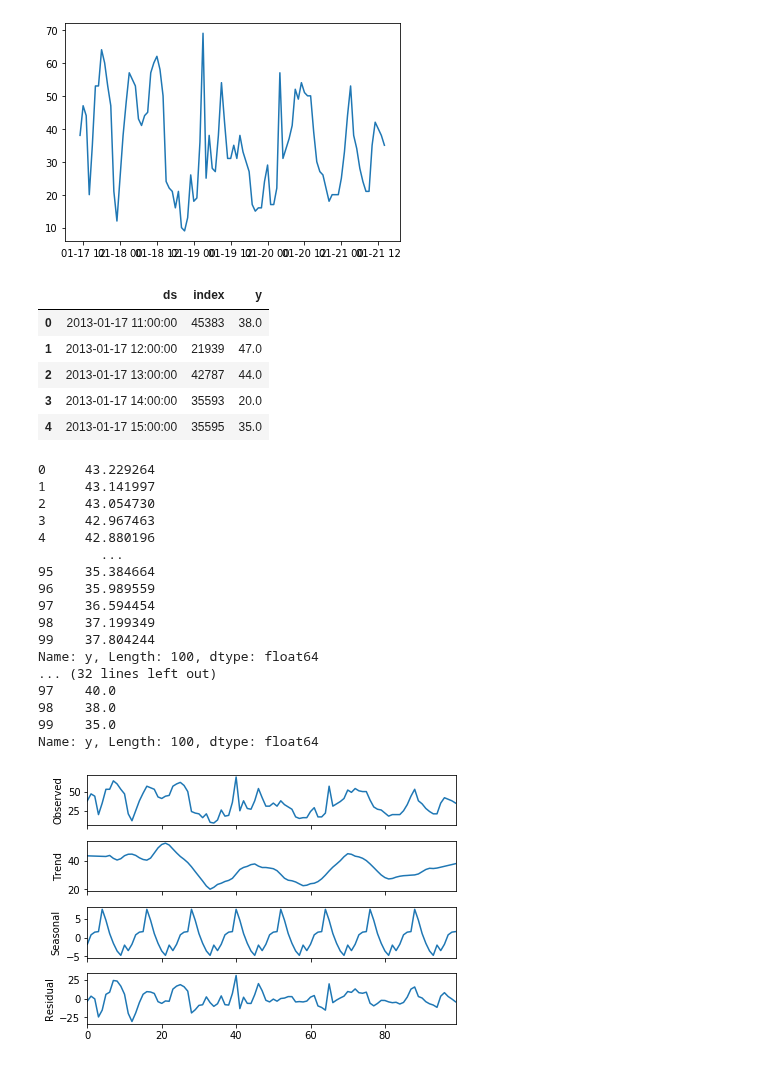
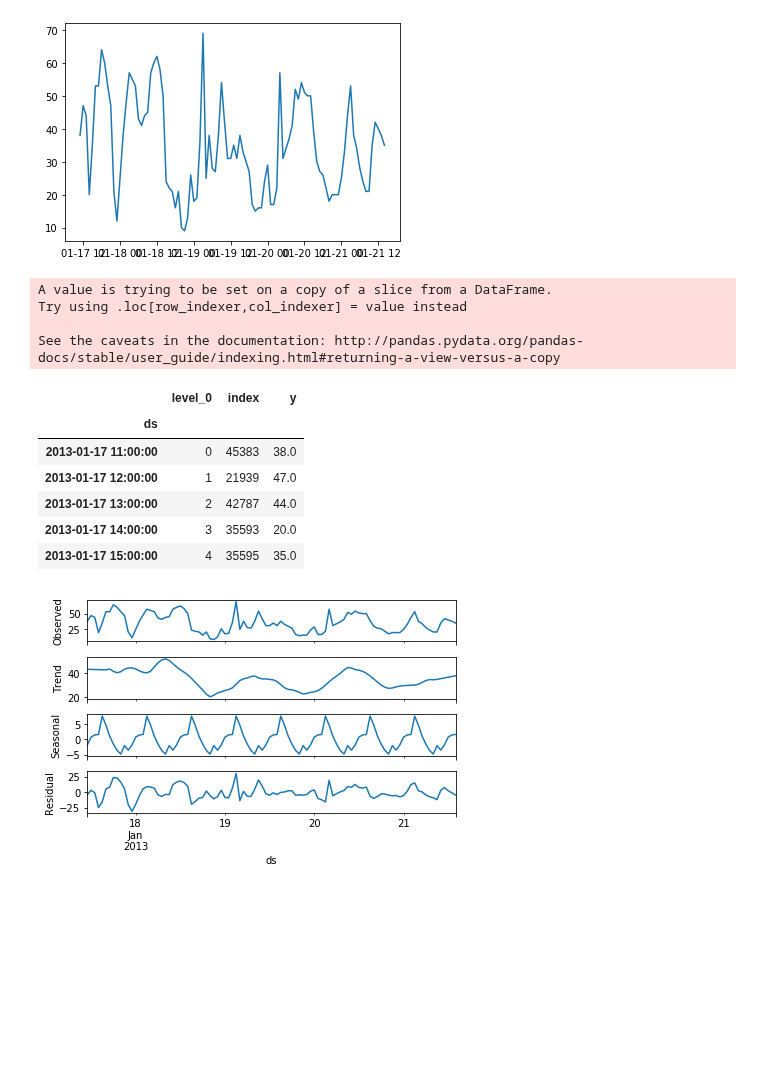
Before and after one commit to aety/insight, a Jupyter notebook: RATP/air/pickleToData_analysis_STL.ipynb, the cells around one changed output. Drawn from its saved outputs; the diff is of its cells as text; code cells hidden in the pictures; blank space fills up the shorter version.

```diff
--- a/RATP/air/pickleToData_analysis_STL.ipynb
+++ b/RATP/air/pickleToData_analysis_STL.ipynb
@@ -23,42 +23,28 @@ df.head()
 # %%
 df.reset_index(inplace=True)
 df['ds'] = pd.to_datetime(df['ds'])
-#df = df.set_index('ds')
+df = df.set_index('ds')
 df.head()
 # %% [output]
+A value is trying to be set on a copy of a slice from a DataFrame.
+Try using .loc[row_indexer,col_indexer] = value instead
+
+See the caveats in the documentation: http://pandas.pydata.org/pandas-docs/stable/user_guide/indexing.html#returning-a-view-versus-a-copy
-|  | ds | index | y |
-| 0 | 2013-01-17 11:00:00 | 45383 | 38.0 |
-| 1 | 2013-01-17 12:00:00 | 21939 | 47.0 |
-| 2 | 2013-01-17 13:00:00 | 42787 | 44.0 |
-| 3 | 2013-01-17 14:00:00 | 35593 | 20.0 |
-| 4 | 2013-01-17 15:00:00 | 35595 | 35.0 |
+|  | level_0 | index | y |
+| ds |  |  |  |
+| 2013-01-17 11:00:00 | 0 | 45383 | 38.0 |
+| 2013-01-17 12:00:00 | 1 | 21939 | 47.0 |
+| 2013-01-17 13:00:00 | 2 | 42787 | 44.0 |
+| 2013-01-17 14:00:00 | 3 | 35593 | 20.0 |
+| 2013-01-17 15:00:00 | 4 | 35595 | 35.0 |
 # %%
 from statsmodels.tsa.seasonal import seasonal_decompose
 result = seasonal_decompose(df.y, model='additive',freq=12, extrapolate_trend='freq')
-print(result.trend)
-print(result.seasonal)
-print(result.resid)
-print(result.observed)
+#print(result.trend)
+#print(result.seasonal)
+#print(result.resid)
+#print(result.observed)
+result.plot()
+plt.show()
 # %% [output]
-0     43.229264
-1     43.141997
-2     43.054730
-3     42.967463
-4     42.880196
-        ...
-95    35.384664
-96    35.989559
-97    36.594454
-98    37.199349
-99    37.804244
-Name: y, Length: 100, dtype: float64
-... (32 lines left out)
-97    40.0
-98    38.0
-99    35.0
-Name: y, Length: 100, dtype: float64
+[figure, added]
-# %%
-result.plot()
-plt.show()
-# %% [output]
-[figure, removed]
```
